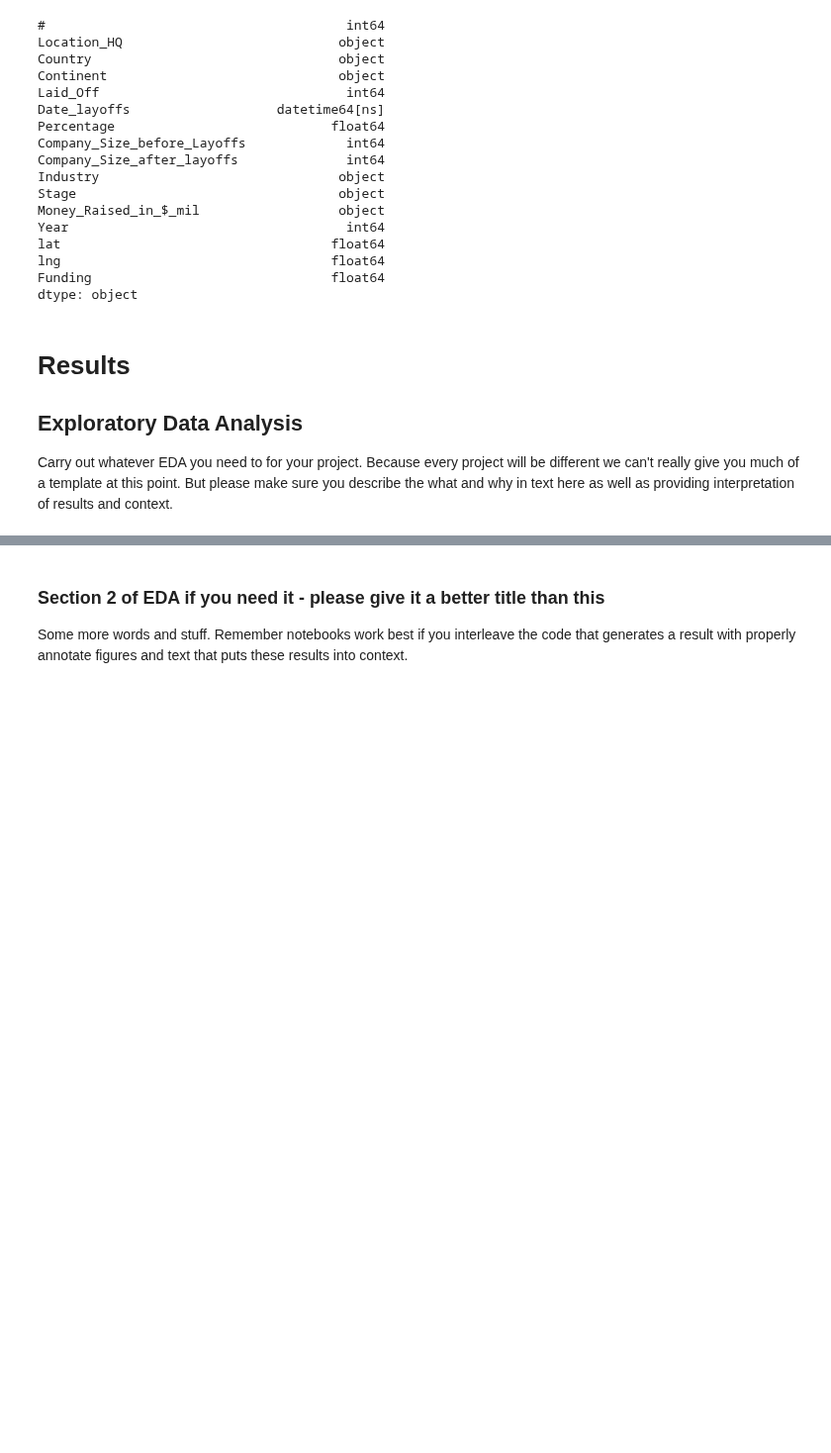
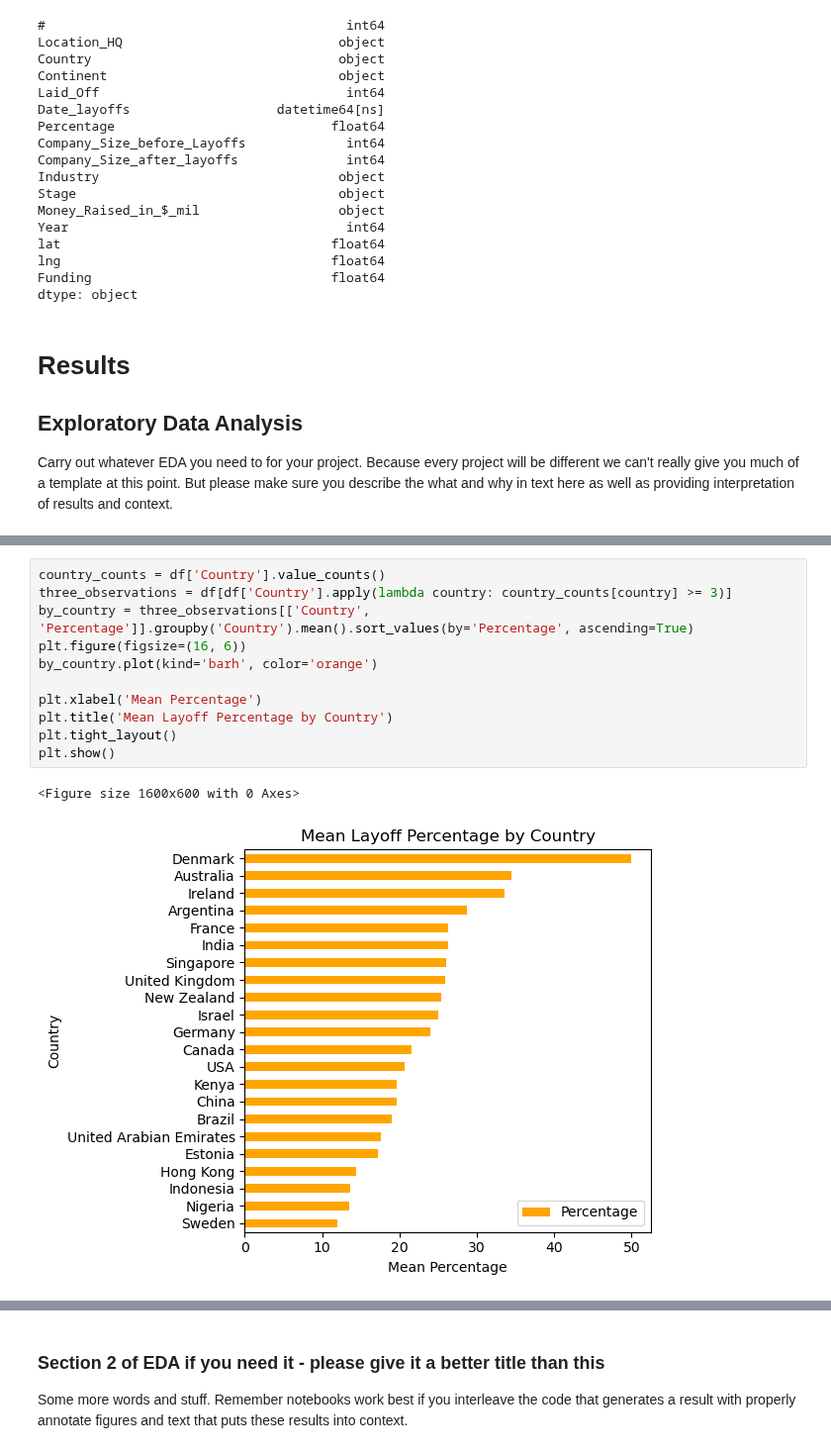
Before and after one commit to COGS108/Group019_WI24, a Jupyter notebook: EDACheckpoint_Group019_WI24.ipynb, the cells around one changed output, grey strips where cells are left out. Shown at 99% size. Drawn from its saved outputs; the diff is of its cells as text; blank space fills up the shorter version.

```diff
--- a/EDACheckpoint_Group019_WI24.ipynb
+++ b/EDACheckpoint_Group019_WI24.ipynb
@@ -120,0 +156,14 @@ Carry out whatever EDA you need to for your project.  Because every project will
+# %%
+country_counts = df['Country'].value_counts()
+three_observations = df[df['Country'].apply(lambda country: country_counts[country] >= 3)]
+by_country = three_observations[['Country', 'Percentage']].groupby('Country').mean().sort_values(by='Percentage', ascending=True)
+plt.figure(figsize=(16, 6))
+by_country.plot(kind='barh', color='orange')
+
+plt.xlabel('Mean Percentage')
+plt.title('Mean Layoff Percentage by Country')
+plt.tight_layout()
+plt.show()
+# %% [output]
+<Figure size 1600x600 with 0 Axes>
+[figure, added]
```
Also changed, not shown: parts of 10 cells of this notebook.
